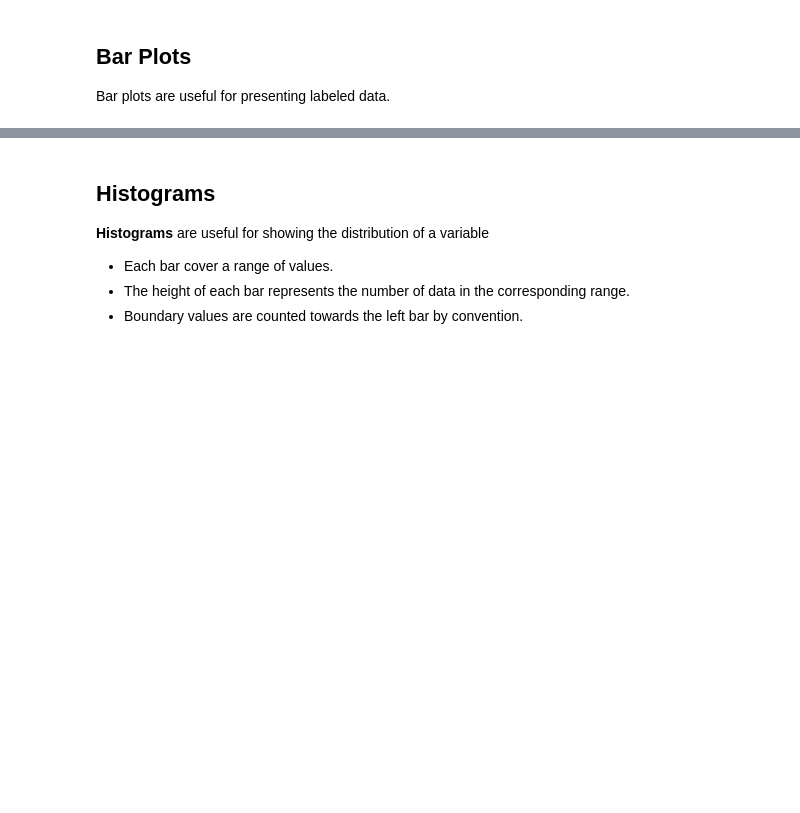
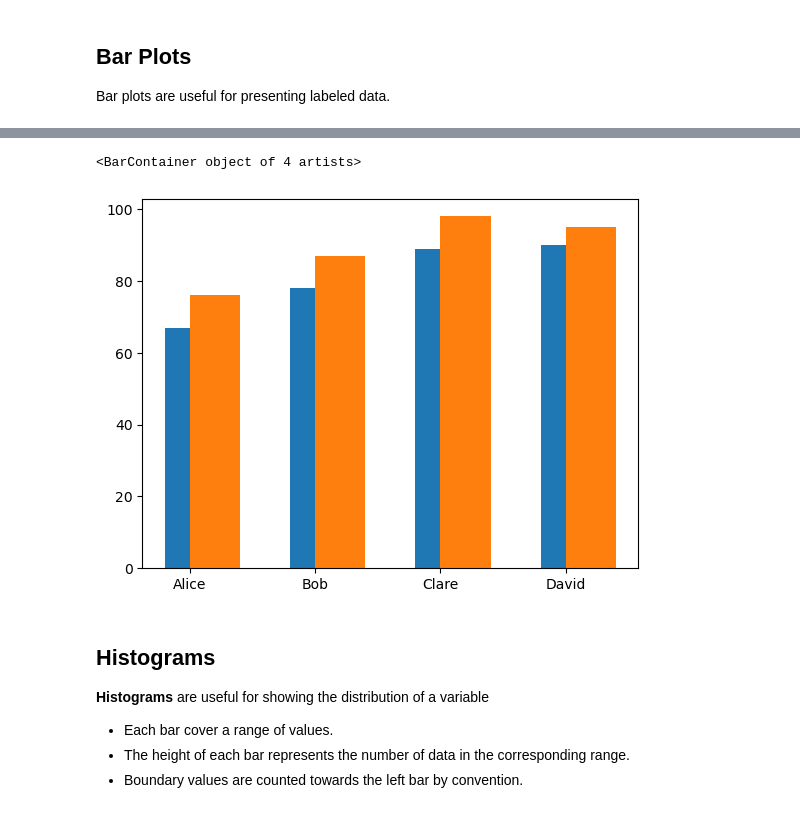
Before and after one commit to ch00226855/DataAnalysisFall2023, a Jupyter notebook: Week06_BasicPlotting.ipynb, the cells around one changed output, grey strips where cells are left out. Drawn from its saved outputs; the diff is of its cells as text; code cells hidden in the pictures; blank space fills up the shorter version.

```diff
--- a/Week06_BasicPlotting.ipynb
+++ b/Week06_BasicPlotting.ipynb
@@ -101,3 +162,12 @@ df[['Midterm', 'Final']].plot.barh(stacked=True)
+# %%
+# We can also use plt.bar() to create the bar plot
+plt.bar(df.index, df['Midterm'], width=0.4, label='Midterm',
+       align='center')
+plt.bar(df.index, df['Final'], width=0.4, label='Final',
+       align='edge')
+# %% [output]
+<BarContainer object of 4 artists>
+[figure, added]
 # %% [markdown]
 ## Histograms
 **Histograms** are useful for showing the distribution of a variable
```
Also changed, not shown: parts of 47 cells of this notebook.
